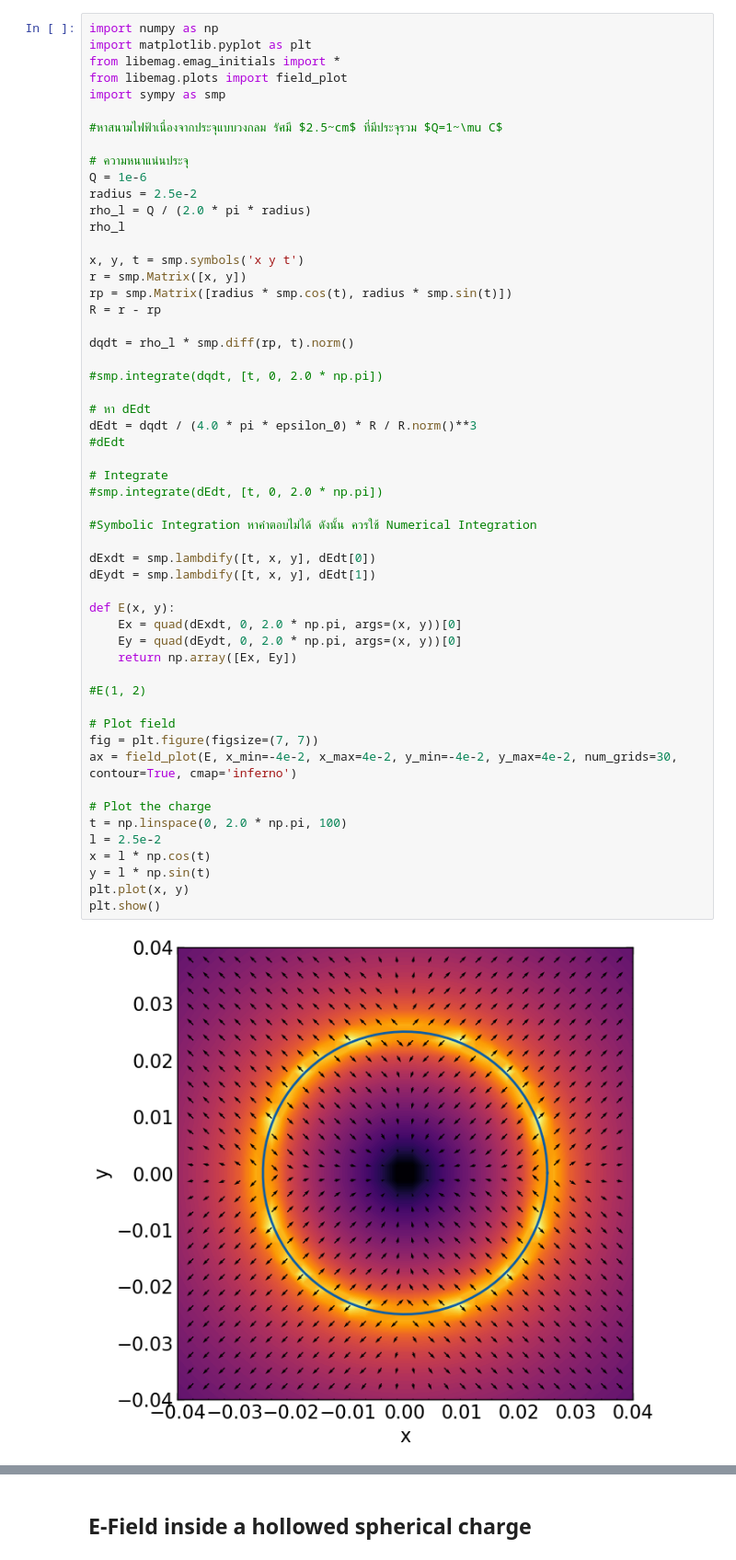
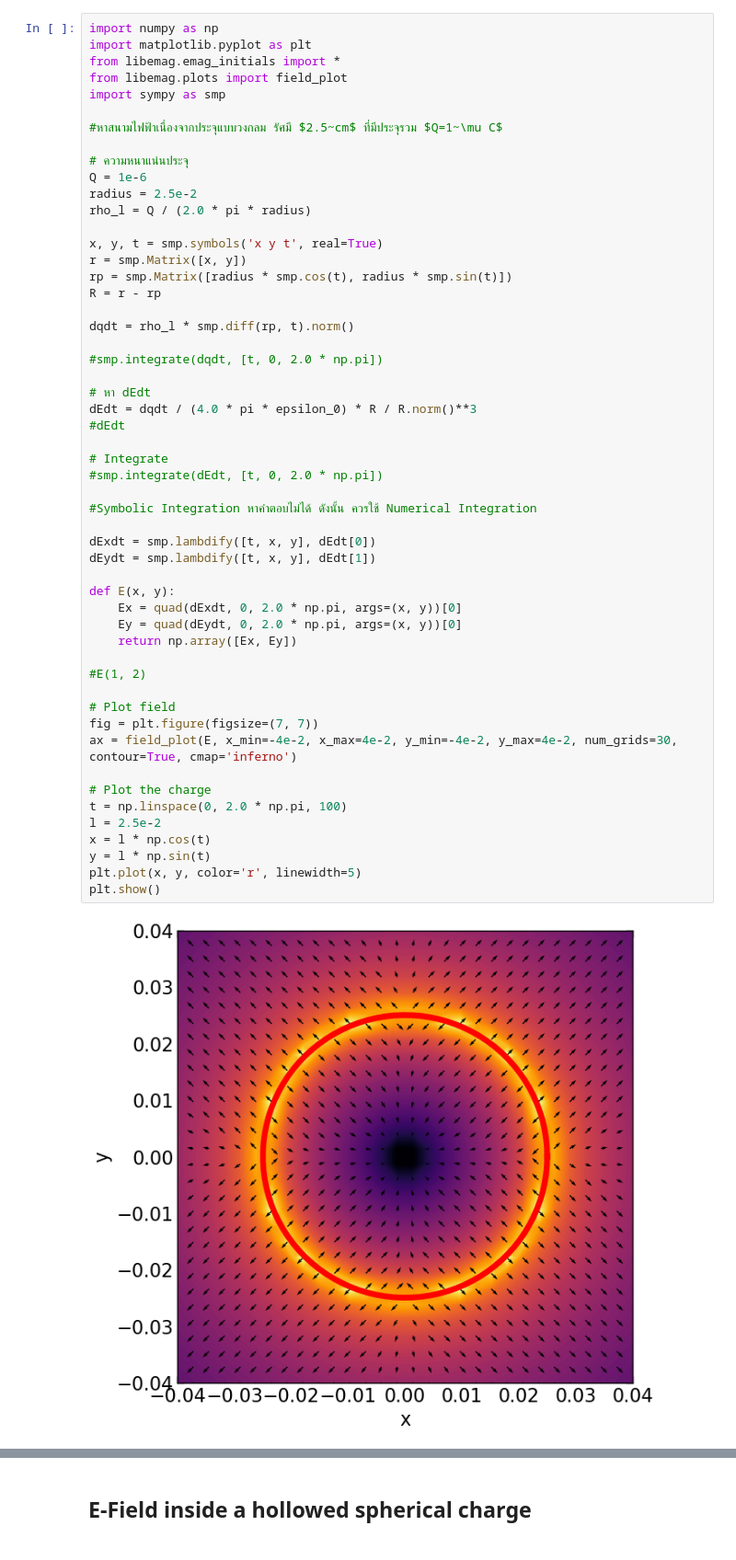
Before and after one commit to nayot/emag, a Jupyter notebook: E_Field_bounded_charge.ipynb, the cells around one changed output, grey strips where cells are left out. Shown at 92% size. Drawn from its saved outputs; the diff is of its cells as text.

```diff
--- a/E_Field_bounded_charge.ipynb
+++ b/E_Field_bounded_charge.ipynb
@@ -23,9 +23,8 @@ import sympy as smp
 Q = 1e-6
 radius = 2.5e-2
 rho_l = Q / (2.0 * pi * radius)
-rho_l
 
-x, y, t = smp.symbols('x y t')
+x, y, t = smp.symbols('x y t', real=True)
 r = smp.Matrix([x, y])
 rp = smp.Matrix([radius * smp.cos(t), radius * smp.sin(t)])
 R = r - rp
@@ -37,34 +36,34 @@ dqdt = rho_l * smp.diff(rp, t).norm()
 # หา dEdt
 dEdt = dqdt / (4.0 * pi * epsilon_0) * R / R.norm()**3
 #dEdt
 
 # Integrate
 #smp.integrate(dEdt, [t, 0, 2.0 * np.pi])
 
 #Symbolic Integration หาคำตอบไม่ได้ ดังนั้น ควรใช้ Numerical Integration
 
 dExdt = smp.lambdify([t, x, y], dEdt[0])
 dEydt = smp.lambdify([t, x, y], dEdt[1])
 
 def E(x, y):
     Ex = quad(dExdt, 0, 2.0 * np.pi, args=(x, y))[0]
     Ey = quad(dEydt, 0, 2.0 * np.pi, args=(x, y))[0]
     return np.array([Ex, Ey])
 
 #E(1, 2)
 
 # Plot field
 fig = plt.figure(figsize=(7, 7))
 ax = field_plot(E, x_min=-4e-2, x_max=4e-2, y_min=-4e-2, y_max=4e-2, num_grids=30, contour=True, cmap='inferno')
 
 # Plot the charge
 t = np.linspace(0, 2.0 * np.pi, 100)
 l = 2.5e-2
 x = l * np.cos(t)
 y = l * np.sin(t)
-plt.plot(x, y)
+plt.plot(x, y, color='r', linewidth=5)
 plt.show()
 # %% [output]
-[figure, old version]
+[figure, new version]
 # %%
 # ขนาดของสนามไฟฟ้า E บนแนวแกน x
```
Also changed, not shown: parts of 52 cells of this notebook, 2 other files.
